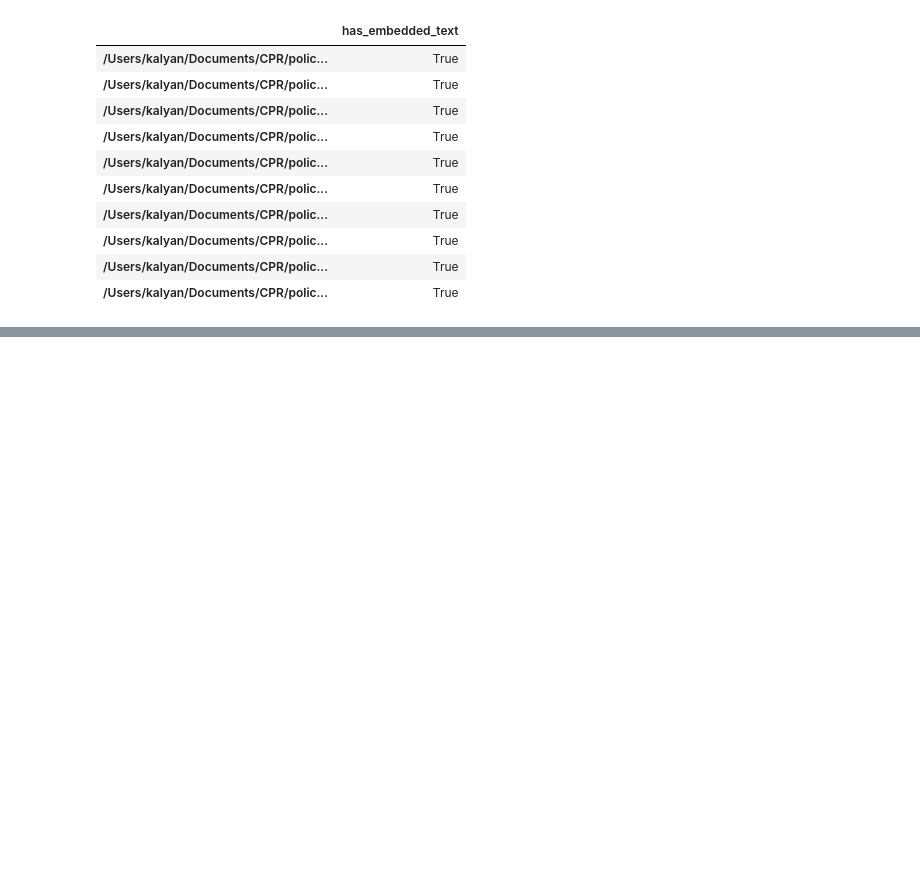
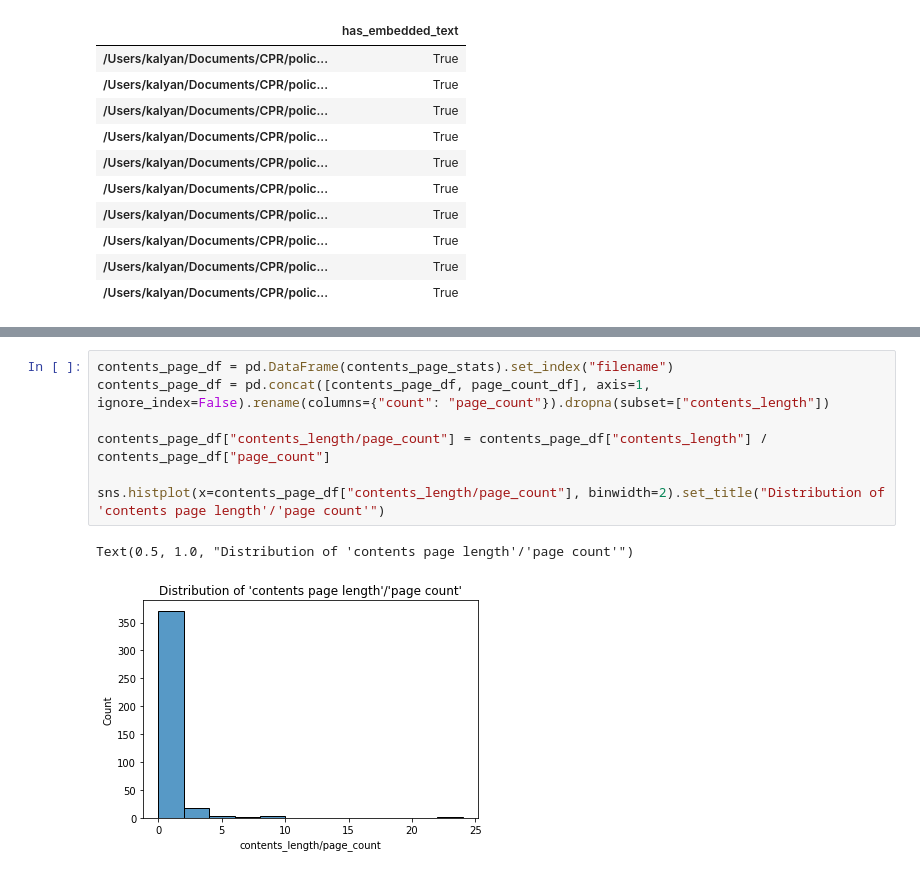
Before and after one commit to climatepolicyradar/pdf-corpus-analysis, a Jupyter notebook: notebooks/1_high_level_corpus_stats.ipynb, the cells around one changed output, grey strips where cells are left out. Drawn from its saved outputs; the diff is of its cells as text; blank space fills up the shorter version.

```diff
--- a/notebooks/1_high_level_corpus_stats.ipynb
+++ b/notebooks/1_high_level_corpus_stats.ipynb
@@ -116,0 +215,10 @@ emb_text_df[emb_text_df['has_embedded_text'] == True].sample(10)
+# %%
+contents_page_df = pd.DataFrame(contents_page_stats).set_index("filename")
+contents_page_df = pd.concat([contents_page_df, page_count_df], axis=1, ignore_index=False).rename(columns={"count": "page_count"}).dropna(subset=["contents_length"])
+
+contents_page_df["contents_length/page_count"] = contents_page_df["contents_length"] / contents_page_df["page_count"]
+
+sns.histplot(x=contents_page_df["contents_length/page_count"], binwidth=2).set_title("Distribution of 'contents page length'/'page count'")
+# %% [output]
+Text(0.5, 1.0, "Distribution of 'contents page length'/'page count'")
+[figure, added]
```
Also changed, not shown: parts of 8 cells of this notebook.
